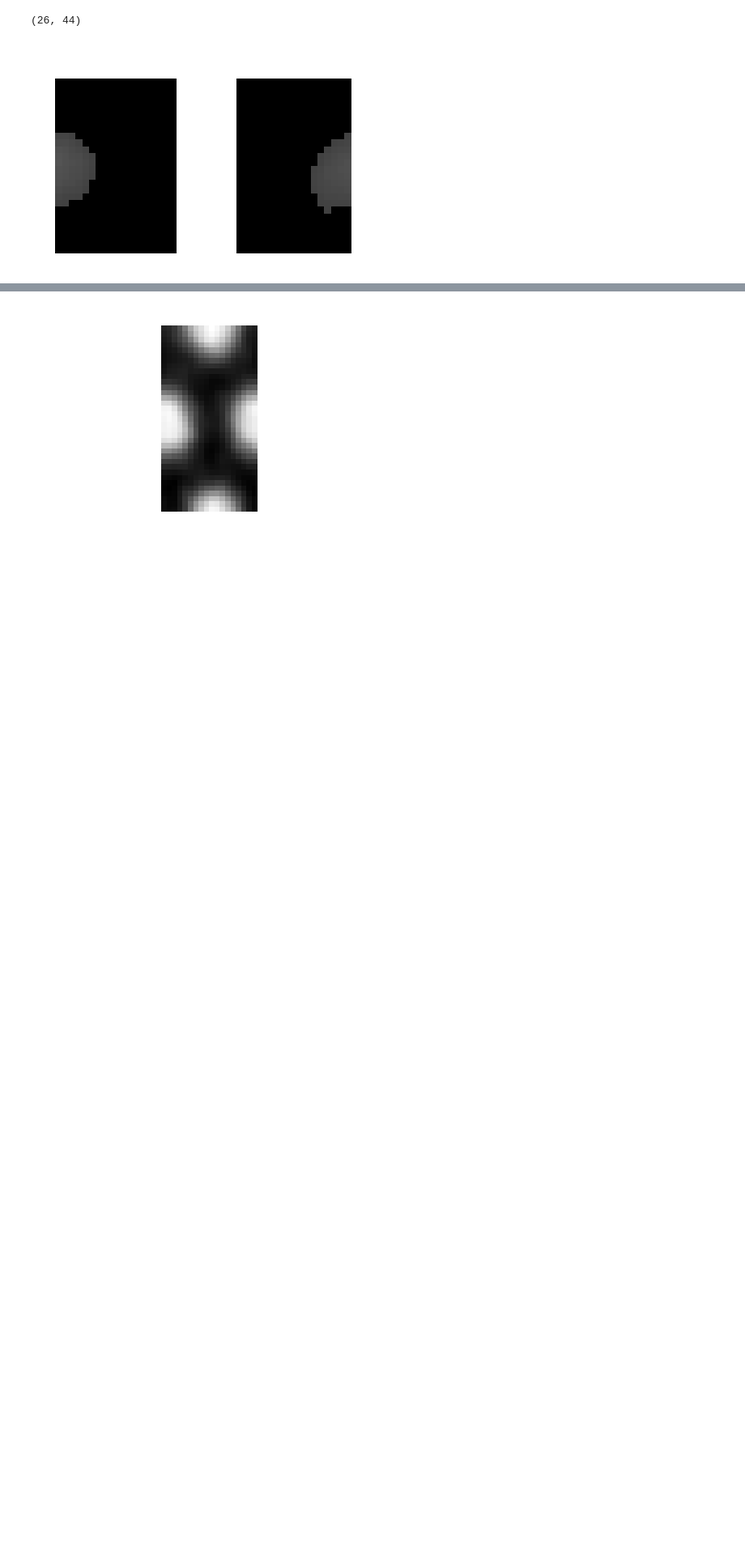
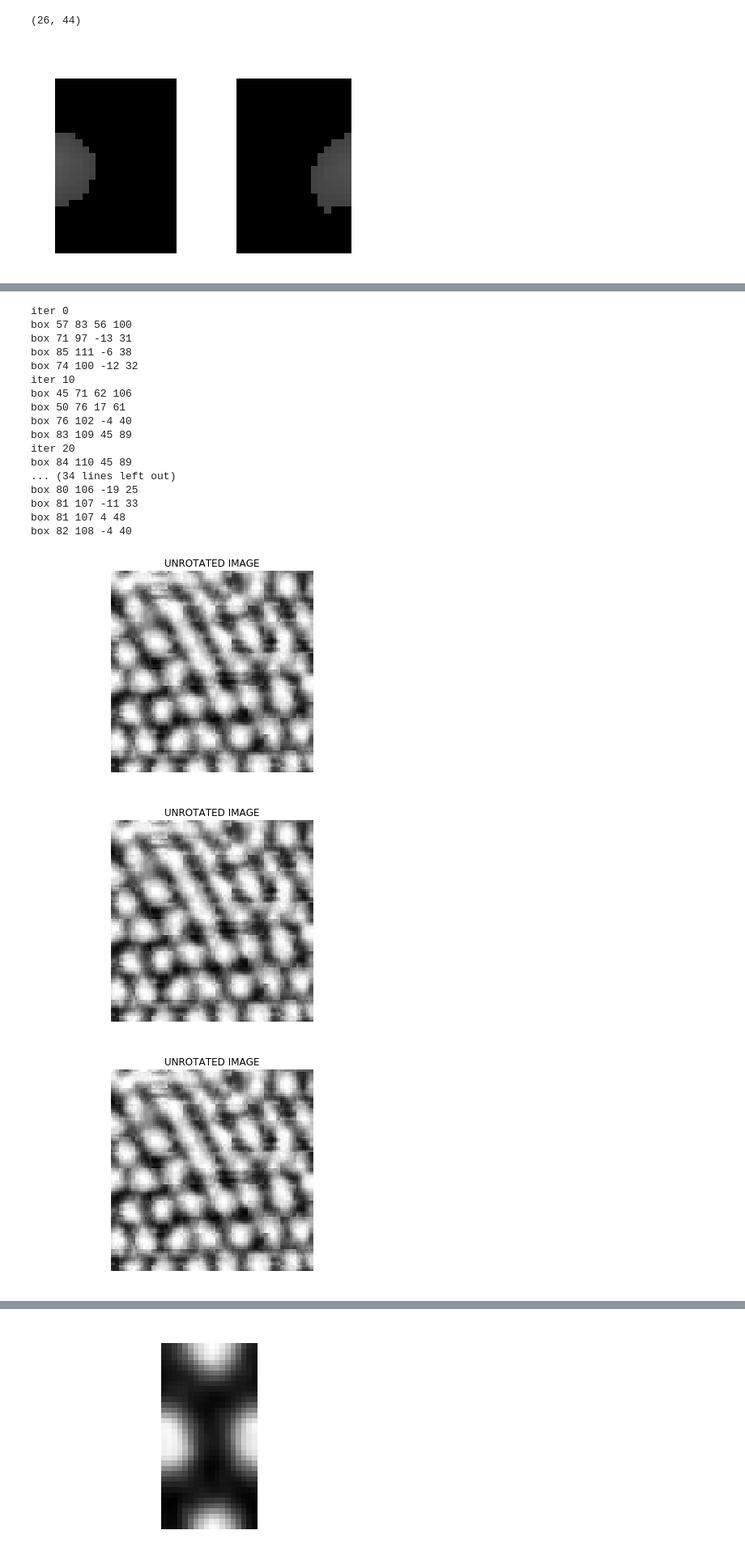
Before and after one commit to huskeypm/sparkdetection, a Jupyter notebook: mach/materialMatched.ipynb, the cells around one changed output, grey strips where cells are left out. Shown at 81% size. Cells and saved outputs as stored; diff of their text form; code cells hidden in the pictures; blank space fills up the shorter version.

```diff
--- a/mach/materialMatched.ipynb
+++ b/mach/materialMatched.ipynb
@@ -435 +453,8 @@ def find_centers(X, K):
+# %%
+def buildBox(dims, filterType = 'fused'):
+  if filterType == 'fused':
+        mybox = AFusedBox(dims[0],dims[1])
+  elif filterType == 'bulk':
+        mybox = ABulkBox(dims[0],dims[1])
+  return mybox
 # %%
@@ -506,0 +503,35 @@ import painter as Paint
+# %%
+threshold = 230
+iters = [0,10,20,30,40,50,60,70,80,90]
+#iters = [0,30,90]
+cropper=[25,125,25,125]
+Paint.correlateThresher(gray,gray2, threshold, cropper, iters)
+maskList = []
+for i, iteration in enumerate(iters):
+    print "iter", iteration
+    #maskList.append(makeMask(threshold,'fusedCorrelated_Not_rotated_back{}.png'.format(iteration)))
+    maskList.append((rotater(makeMask(threshold,'fusedCorrelated_{}.png'.format(iteration)),iteration)))
+#print maskList
+
+myList  = np.sum(maskList, axis =0)
+# %% [output]
+iter 0
+box 57 83 56 100
+box 71 97 -13 31
+box 85 111 -6 38
+box 74 100 -12 32
+iter 10
+box 45 71 62 106
+box 50 76 17 61
+box 76 102 -4 40
+box 83 109 45 89
+iter 20
+box 84 110 45 89
+... (34 lines left out)
+box 80 106 -19 25
+box 81 107 -11 33
+box 81 107 4 48
+box 82 108 -4 40
+[figure, added]
+[figure, added]
+[figure, added]
```
Also changed, not shown: parts of 23 cells of this notebook.
